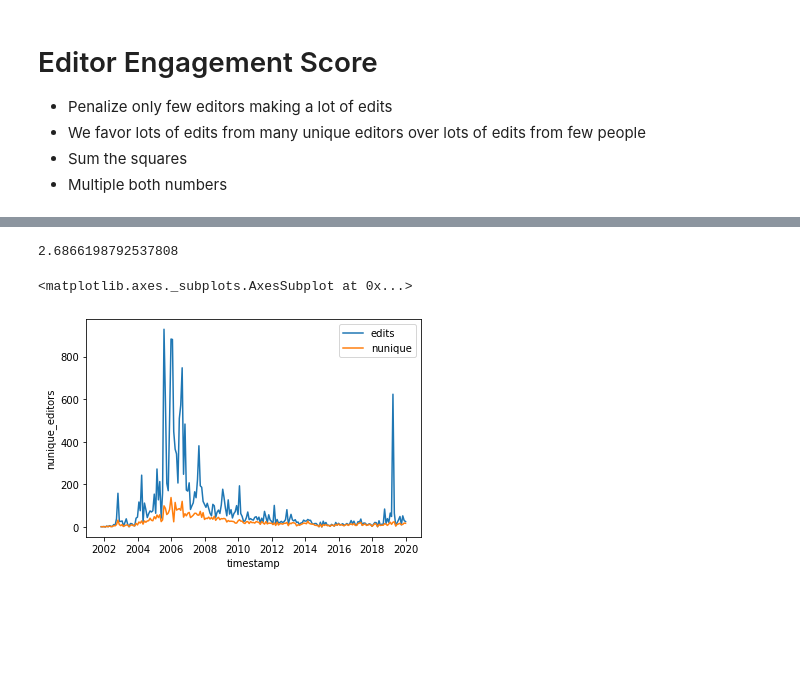
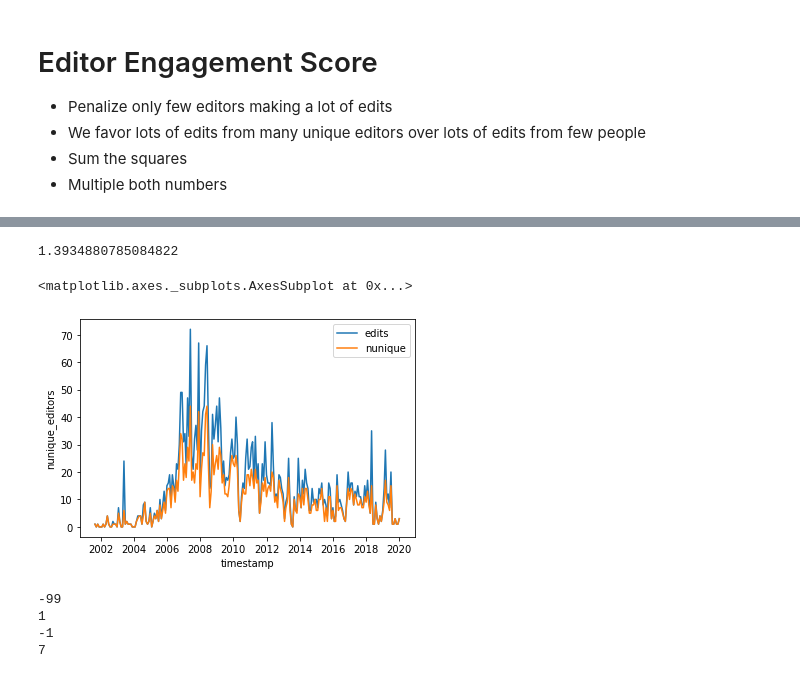
Before and after one commit to Jonwlin/DSC180B, a Jupyter notebook: notebooks/CleanedWikiPopularity.ipynb, the cells around one changed output, grey strips where cells are left out. Saved outputs shown, nothing was run; the diff lists cells and outputs as text; code cells hidden in the pictures; blank space fills up the shorter version.

Commit message:
Editor Done

```diff
--- a/notebooks/CleanedWikiPopularity.ipynb
+++ b/notebooks/CleanedWikiPopularity.ipynb
@@ -101,7 +101,7 @@ Exporting to DB File
 # %%
 from engagement_score import selectArticlesDB
 
-test_df = selectArticlesDB(outfile, ['Autism', "Anarchism"])
-df = selectArticlesDB(outfile, ['Anarchism'])
-df
+aardvark = selectArticlesDB(outfile, ["Aardvark"])
+blizzard = selectArticlesDB(outfile, ['Blizzard_Entertainment'])
+league = selectArticlesDB(outfile, ['American_League_Championship_Series'])
 # %% [output]
@@ -123,12 +111,22 @@ SELECT * FROM ARTICLES WHERE article_title="Anarchism"
 # %%
 import seaborn as sns
 import matplotlib.pyplot as plt
 
 print( np.mean(df['edits'] / df['nunique_editors']) )
-sns.lineplot(x='timestamp', y='edits', data=df, label='edits')
-sns.lineplot(x='timestamp', y='nunique_editors', data=df, label='nunique')
+sns.lineplot(x='timestamp', y='edits', data=aardvark, label='edits')
+sns.lineplot(x='timestamp', y='nunique_editors', data=aardvark, label='nunique')
 # %% [output]
-2.6866198792537808
+1.3934880785084822
 <matplotlib.axes._subplots.AxesSubplot at 0x...>
-[figure, old version]
+[figure, new version]
+# %%
+print(-100  -99)
+print(100  -99)
+print(-100 ^ 99)
+print(100 ^ 99)
+# %% [output]
+-99
+1
+-1
+7
 # %%
```
Also changed, not shown: parts of 10 cells of this notebook, 1 other file.
